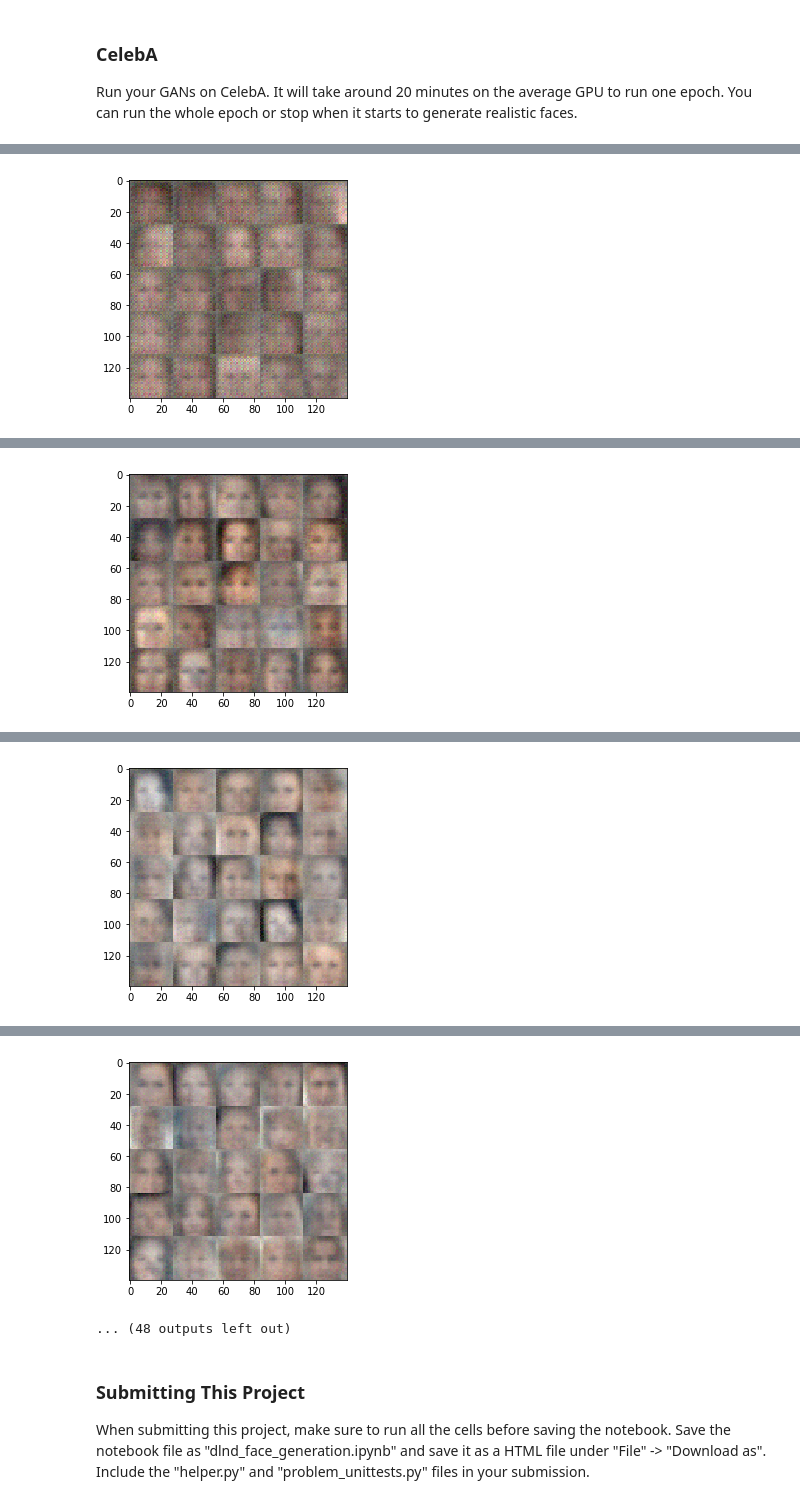
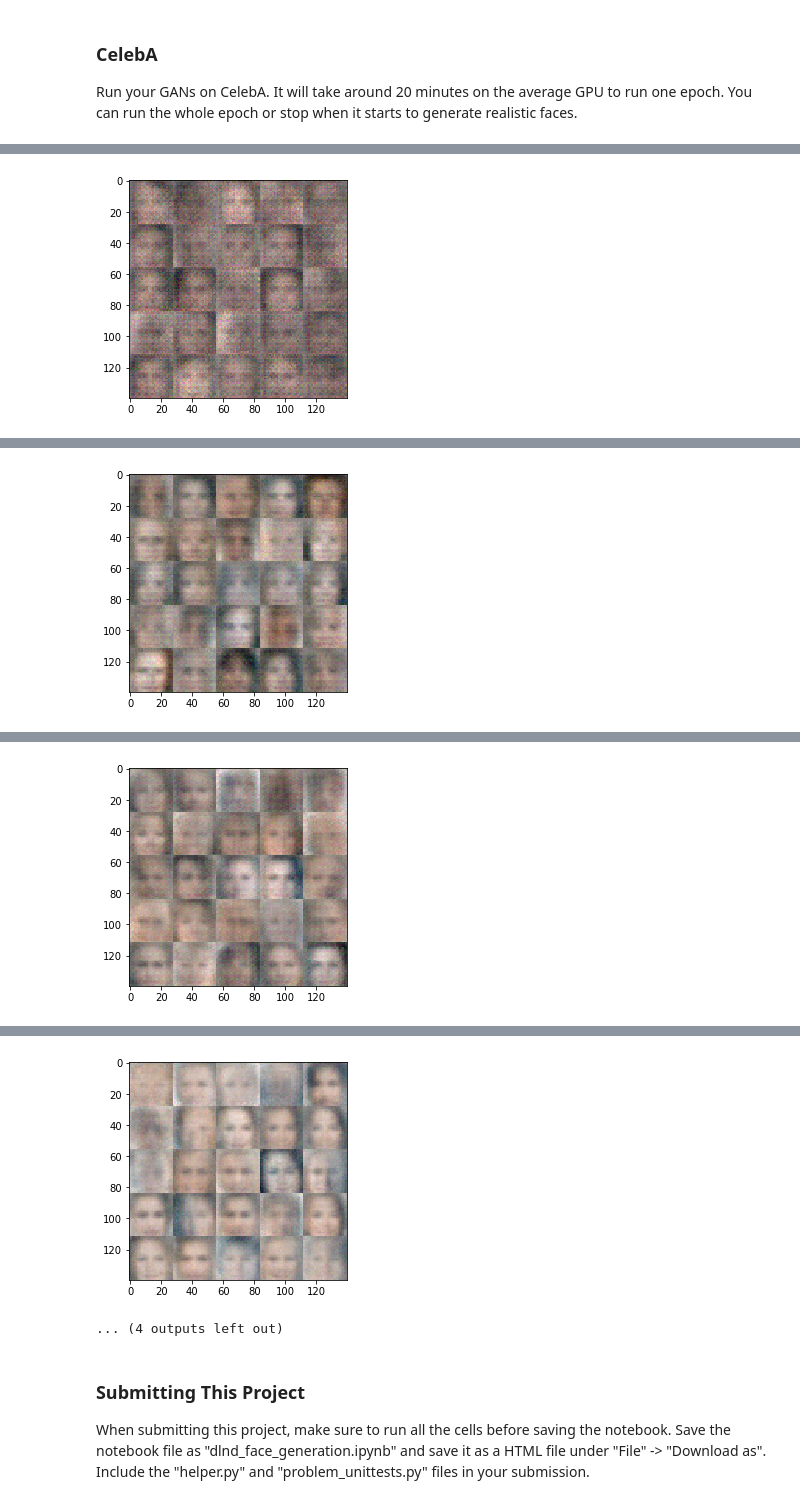
Before and after one commit to jouw/DL, a Jupyter notebook: face_generation/dlnd_face_generation.ipynb, the cells around one changed output, grey strips where cells are left out. Cells and saved outputs as stored; diff of their text form; code cells hidden in the pictures.

```diff
--- a/face_generation/dlnd_face_generation.ipynb
+++ b/face_generation/dlnd_face_generation.ipynb
@@ -365,7 +365,7 @@ def train(epoch_count, batch_size, z_dim, learning_rate, beta1, get_batches, dat
                           "Discriminator Loss: {:.4f}...".format(train_loss_d),
                           "Generator Loss: {:.4f}".format(train_loss_g))
 
-                if step % (show_steps * 5) == 0:
+                if step % (show_steps * 10) == 0:
                     show_generator_output(sess, 25, input_z, data_shape[3], data_image_mode)
 
                 step += 1
@@ -455,14 +455,14 @@ Run your GANs on CelebA.  It will take around 20 minutes on the average GPU to r
 # %%
 batch_size = 256
 z_dim = 100
-learning_rate = 0.001
+learning_rate = 0.0002
 beta1 = 0.5
-show_steps = 50
+show_steps = 10
 
 """
 DON'T MODIFY ANYTHING IN THIS CELL THAT IS BELOW THIS LINE
 """
-epochs = 20
+epochs = 5
 
 
 celeba_dataset = helper.Dataset('celeba', glob(os.path.join(data_dir, 'img_align_celeba/*.jpg')))
@@ -496 +496 @@ Epoch 1/20, Step 200 ... Discriminator Loss: 1.7906... Generator Loss: 0.3495
-[figure, old version]
+[figure, new version]
@@ -507 +507 @@ Epoch 1/20, Step 300 ... Discriminator Loss: 0.1717... Generator Loss: 4.3748
-[figure, old version]
+[figure, new version]
@@ -518 +518 @@ Epoch 1/20, Step 400 ... Discriminator Loss: 0.0607... Generator Loss: 4.9075
-[figure, old version]
+[figure, new version]
@@ -529,5 +529,5 @@ Epoch 1/20, Step 500 ... Discriminator Loss: 1.0493... Generator Loss: 12.5880
-[figure, old version]
+[figure, new version]
-... (48 outputs left out)
+... (4 outputs left out)
 # %% [markdown]
 ### Submitting This Project
 When submitting this project, make sure to run all the cells before saving the notebook. Save the notebook file as "dlnd_face_generation.ipynb" and save it as a HTML file under "File" -> "Download as". Include the "helper.py" and "problem_unittests.py" files in your submission.
```
Also changed, not shown: parts of 2 cells of this notebook, 1 other file.
